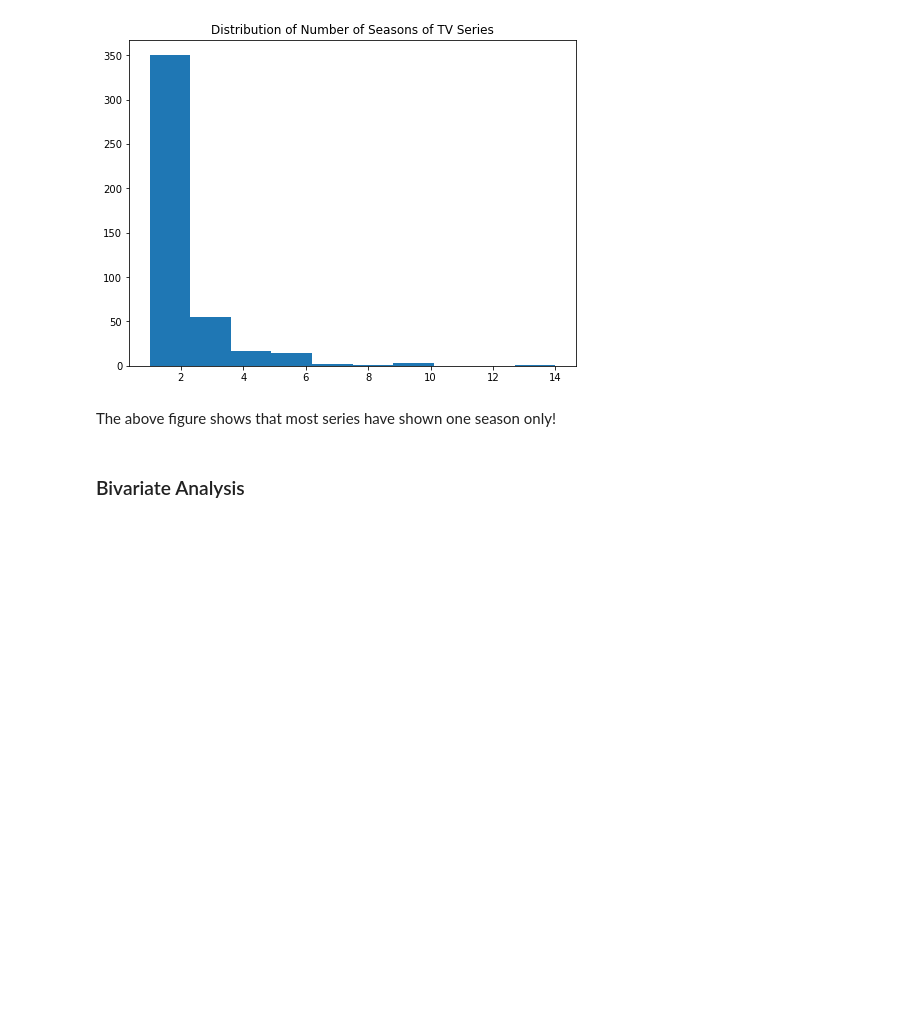
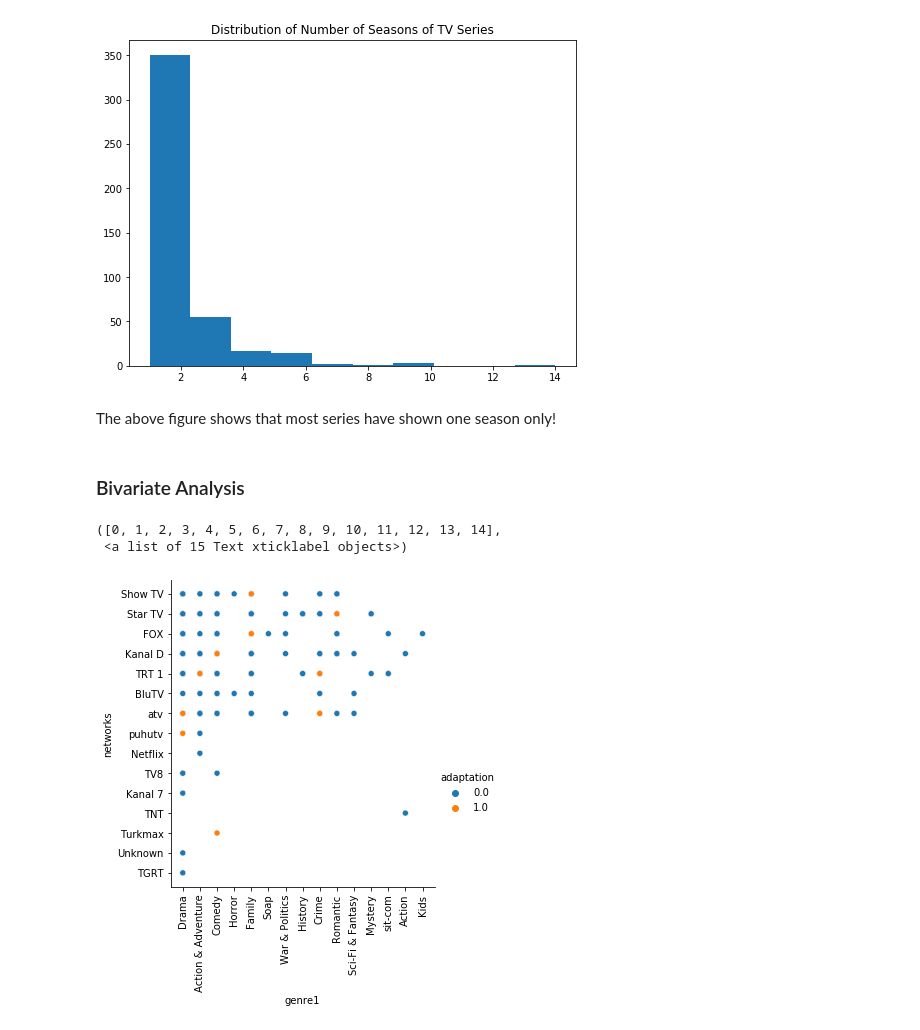
Before and after one commit to Asma-Alghamdi/TurkishTV_Series_Interactive_Dashboard, a Jupyter notebook: EDA_Python.ipynb, the cells around one changed output. Drawn from its saved outputs; the diff is of its cells as text; code cells hidden in the pictures; blank space fills up the shorter version.

```diff
--- a/EDA_Python.ipynb
+++ b/EDA_Python.ipynb
@@ -207,3 +208,12 @@ plt.show()
 The above figure shows that most series have shown one season only!
 # %% [markdown]
 ### Bivariate Analysis
+# %%
+
+sns.relplot(x='genre1', y='networks', hue='adaptation', data=df)
+#Rotate the x-axis label
+plt.xticks(rotation=90)
+# %% [output]
+([0, 1, 2, 3, 4, 5, 6, 7, 8, 9, 10, 11, 12, 13, 14],
+ <a list of 15 Text xticklabel objects>)
+[figure, added]
```
Also changed, not shown: parts of 5 cells of this notebook.
